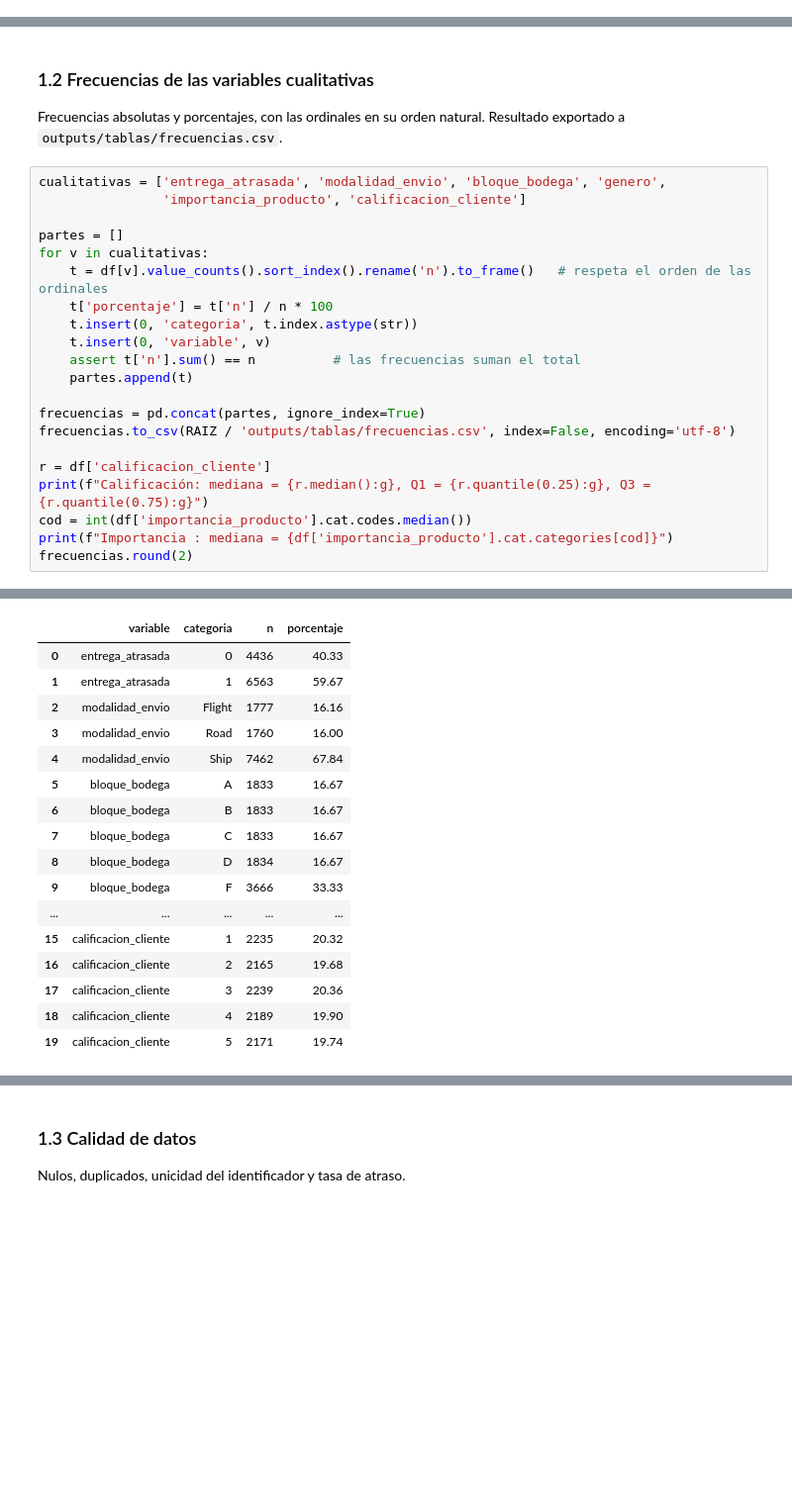
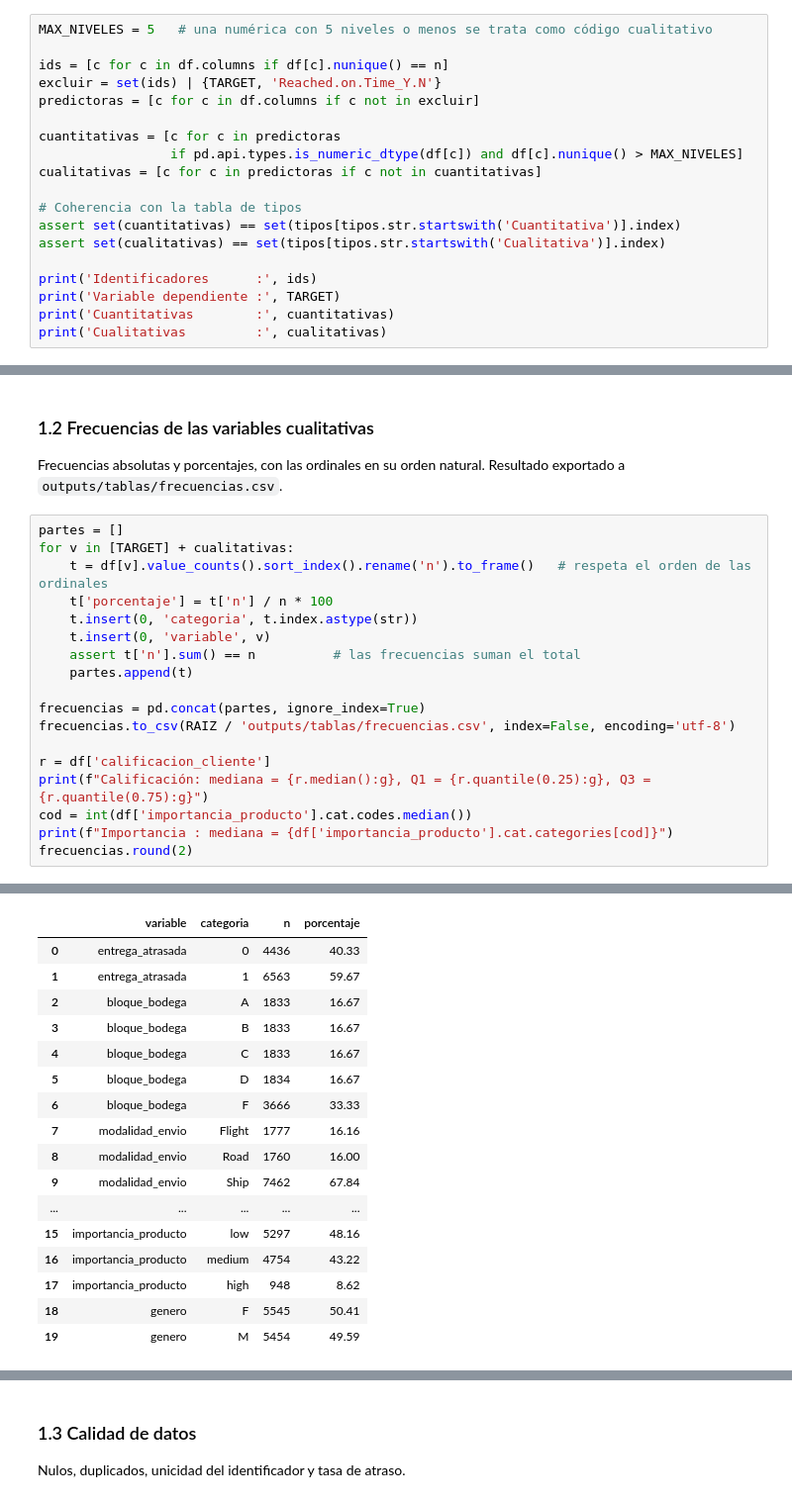
Before and after one commit to joserodriguezc/grupo_1_estadistica_computacional, a Jupyter notebook: notebooks/formativa_1.ipynb, the cells around one changed output, grey strips where cells are left out. Shown at 99% size. Drawn from its saved outputs; the diff is of its cells as text; blank space fills up the shorter version.

```diff
--- a/notebooks/formativa_1.ipynb
+++ b/notebooks/formativa_1.ipynb
@@ -116,0 +127,19 @@ tipos.to_frame()
+# %%
+MAX_NIVELES = 5   # una numérica con 5 niveles o menos se trata como código cualitativo
+
+ids = [c for c in df.columns if df[c].nunique() == n]
+excluir = set(ids) | {TARGET, 'Reached.on.Time_Y.N'}
+predictoras = [c for c in df.columns if c not in excluir]
+
+cuantitativas = [c for c in predictoras
+                 if pd.api.types.is_numeric_dtype(df[c]) and df[c].nunique() > MAX_NIVELES]
+cualitativas = [c for c in predictoras if c not in cuantitativas]
+
+# Coherencia con la tabla de tipos
+assert set(cuantitativas) == set(tipos[tipos.str.startswith('Cuantitativa')].index)
+assert set(cualitativas) == set(tipos[tipos.str.startswith('Cualitativa')].index)
+
+print('Identificadores      :', ids)
+print('Variable dependiente :', TARGET)
+print('Cuantitativas        :', cuantitativas)
+print('Cualitativas         :', cualitativas)
@@ -140,43 +172,40 @@ desc.round(2)
 Frecuencias absolutas y porcentajes, con las ordinales en su orden natural. Resultado exportado a
 `outputs/tablas/frecuencias.csv`.
 # %%
-cualitativas = ['entrega_atrasada', 'modalidad_envio', 'bloque_bodega', 'genero',
-                'importancia_producto', 'calificacion_cliente']
-
 partes = []
-for v in cualitativas:
+for v in [TARGET] + cualitativas:
     t = df[v].value_counts().sort_index().rename('n').to_frame()   # respeta el orden de las ordinales
     t['porcentaje'] = t['n'] / n * 100
     t.insert(0, 'categoria', t.index.astype(str))
     t.insert(0, 'variable', v)
     assert t['n'].sum() == n          # las frecuencias suman el total
     partes.append(t)
 
 frecuencias = pd.concat(partes, ignore_index=True)
 frecuencias.to_csv(RAIZ / 'outputs/tablas/frecuencias.csv', index=False, encoding='utf-8')
 
 r = df['calificacion_cliente']
 print(f"Calificación: mediana = {r.median():g}, Q1 = {r.quantile(0.25):g}, Q3 = {r.quantile(0.75):g}")
 cod = int(df['importancia_producto'].cat.codes.median())
 print(f"Importancia : mediana = {df['importancia_producto'].cat.categories[cod]}")
 frecuencias.round(2)
 # %% [output]
 Calificación: mediana = 3, Q1 = 2, Q3 = 4
 Importancia : mediana = medium
 |  | variable | categoria | n | porcentaje |
 | 0 | entrega_atrasada | 0 | 4436 | 40.33 |
 | 1 | entrega_atrasada | 1 | 6563 | 59.67 |
-| 2 | modalidad_envio | Flight | 1777 | 16.16 |
-| 3 | modalidad_envio | Road | 1760 | 16.00 |
-| 4 | modalidad_envio | Ship | 7462 | 67.84 |
-| 5 | bloque_bodega | A | 1833 | 16.67 |
-| 6 | bloque_bodega | B | 1833 | 16.67 |
-| 7 | bloque_bodega | C | 1833 | 16.67 |
-| 8 | bloque_bodega | D | 1834 | 16.67 |
-| 9 | bloque_bodega | F | 3666 | 33.33 |
+| 2 | bloque_bodega | A | 1833 | 16.67 |
+| 3 | bloque_bodega | B | 1833 | 16.67 |
+| 4 | bloque_bodega | C | 1833 | 16.67 |
+| 5 | bloque_bodega | D | 1834 | 16.67 |
+| 6 | bloque_bodega | F | 3666 | 33.33 |
+| 7 | modalidad_envio | Flight | 1777 | 16.16 |
+| 8 | modalidad_envio | Road | 1760 | 16.00 |
+| 9 | modalidad_envio | Ship | 7462 | 67.84 |
 | ... | ... | ... | ... | ... |
-| 15 | calificacion_cliente | 1 | 2235 | 20.32 |
-| 16 | calificacion_cliente | 2 | 2165 | 19.68 |
-| 17 | calificacion_cliente | 3 | 2239 | 20.36 |
-| 18 | calificacion_cliente | 4 | 2189 | 19.90 |
-| 19 | calificacion_cliente | 5 | 2171 | 19.74 |
+| 15 | importancia_producto | low | 5297 | 48.16 |
+| 16 | importancia_producto | medium | 4754 | 43.22 |
+| 17 | importancia_producto | high | 948 | 8.62 |
+| 18 | genero | F | 5545 | 50.41 |
+| 19 | genero | M | 5454 | 49.59 |
```
Also changed, not shown: parts of 35 cells of this notebook, 16 other files.
